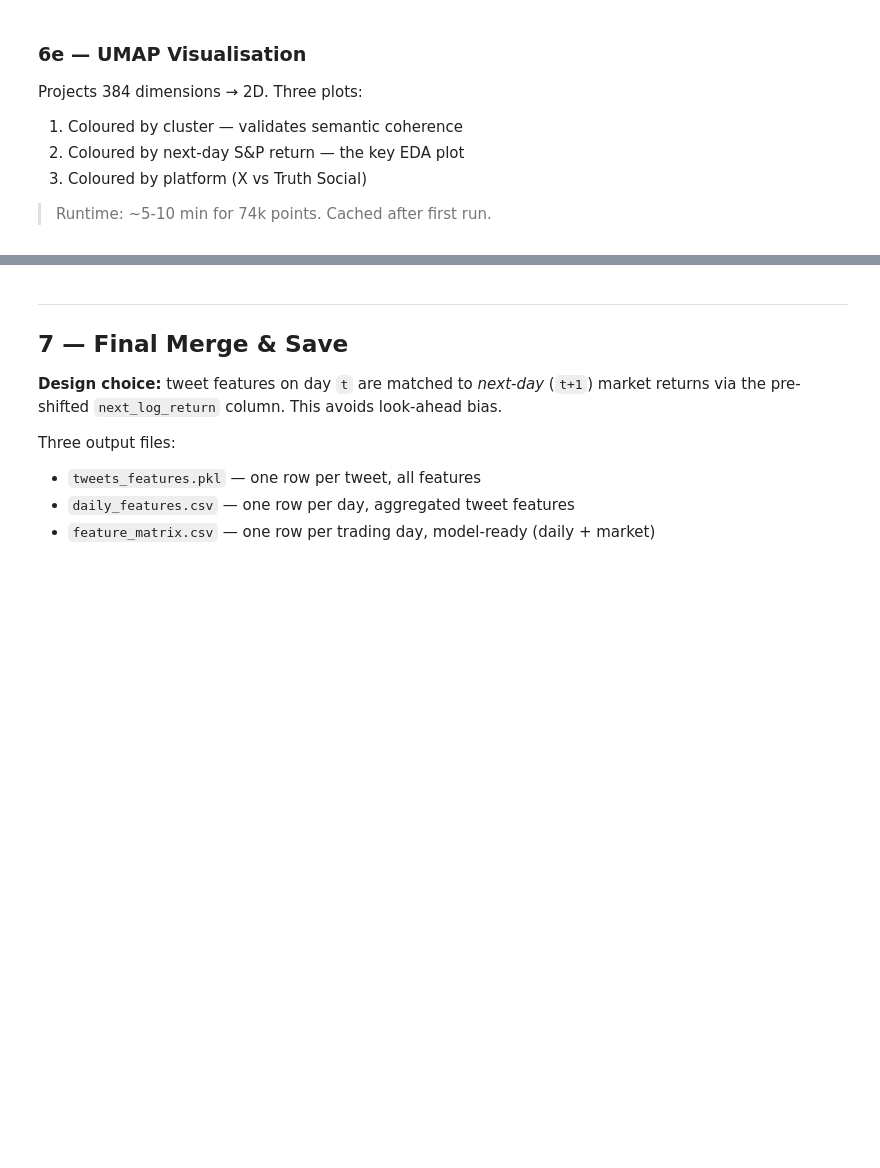
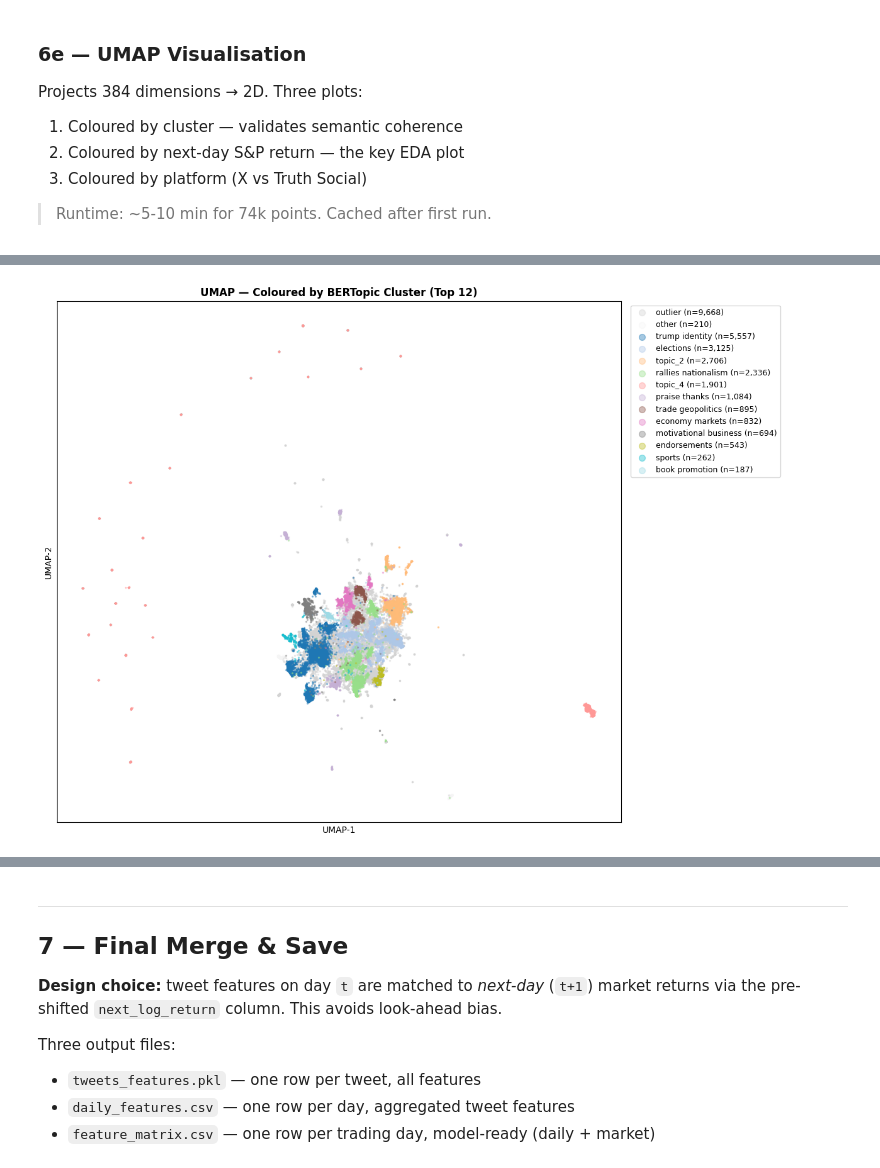
Before and after one commit to deercarla/trump-tweets-nlp, a Jupyter notebook: 3_feature_engineering/Feature_Engineering.ipynb, the cells around one changed output, grey strips where cells are left out. Drawn from its saved outputs; the diff is of its cells as text; code cells hidden in the pictures; blank space fills up the shorter version.

```diff
--- a/3_feature_engineering/Feature_Engineering.ipynb
+++ b/3_feature_engineering/Feature_Engineering.ipynb
@@ -484,0 +723,18 @@ print(originals["cluster_label"].value_counts())
+# %%
+# Use BERTopic assignments as the cluster column (replaces K-Means)
+# This keeps downstream code (daily aggregation, UMAP colouring) compatible.
+
+originals["cluster_kmeans"] = originals["bertopic_id"]
+originals["cluster_label"]  = originals["bertopic_label"]
+
+# Save cluster centres placeholder (not used by BERTopic but keeps save cell happy)
+# We save the BERTopic topic vectors instead
+topic_ids = [t for t in topic_model.get_topic_info()["Topic"] if t != -1]
+topic_vectors = np.array([
+    np.mean([vec for _, vec in topic_model.get_topic(t)], axis=0)
+    if topic_model.get_topic(t) else np.zeros(1)
+    for t in topic_ids
+])
+
+print("Cluster label distribution (BERTopic topics):")
+print(originals["cluster_label"].value_counts().head(20))
@@ -571,21 +863,55 @@ print(f"UMAP shape: {umap_2d.shape}")
 # %%
 # Plot 1 — by cluster
 plot_df = originals.sample(min(N_UMAP_PLOT, len(originals)), random_state=42)
 unique_c = sorted(plot_df["cluster_kmeans"].unique())
 cmap = plt.get_cmap("tab20", len(unique_c))
 
+# Build label lookup from BERTOPIC_THEME_MAP, fall back to topic ID for unmapped ones
+label_lookup = {tid: name.replace("topic_", "").replace("_", " ")
+                for tid, name in BERTOPIC_THEME_MAP.items()}
+# Only colour the top N largest topics, collapse the rest to "other"
+TOP_N = 12
+
+top_topic_ids = set(
+    originals[originals["bertopic_id"] != -1]["bertopic_id"]
+    .value_counts().head(TOP_N).index
+)
+
+plot_df = originals.sample(min(N_UMAP_PLOT, len(originals)), random_state=42).copy()
+plot_df["plot_label"] = plot_df["bertopic_id"].apply(
+    lambda t: "outlier" if t == -1
+    else label_lookup.get(t, f"topic_{t}") if t in top_topic_ids
+    else "other"
+)
+
+unique_labels = ["outlier", "other"] + [
+    label_lookup.get(t, f"topic_{t}") for t in
+    sorted(top_topic_ids, key=lambda t: -originals[originals["bertopic_id"]==t].shape[0])
+]
+
+cmap = plt.get_cmap("tab20", TOP_N)
+color_map = {"outlier": "lightgrey", "other": "whitesmoke"}
+color_map.update({label_lookup.get(t, f"topic_{t}"): cmap(i)
+                  for i, t in enumerate(sorted(top_topic_ids))})
+
 fig, ax = plt.subplots(figsize=(12, 9))
-for c in unique_c:
-    sub = plot_df[plot_df["cluster_kmeans"] == c]
+for label in unique_labels:
+    sub = plot_df[plot_df["plot_label"] == label]
+    if len(sub) == 0:
+        continue
     ax.scatter(sub["umap_x"], sub["umap_y"], s=2, alpha=0.4,
-               color=cmap(unique_c.index(c)),
-               label=CLUSTER_LABELS.get(c, f"cluster_{c}"), rasterized=True)
+               color=color_map.get(label, "grey"),
+               label=f"{label} (n={len(sub):,})", rasterized=True)
+
 ax.legend(markerscale=5, bbox_to_anchor=(1.01, 1), loc="upper left", fontsize=9)
-ax.set_title("UMAP — Coloured by Semantic Cluster", fontweight="bold")
-ax.set(xlabel="UMAP-1", ylabel="UMAP-2"); ax.set_xticks([]); ax.set_yticks([])
+ax.set_title("UMAP — Coloured by BERTopic Cluster (Top 12)", fontweight="bold")
+ax.set(xlabel="UMAP-1", ylabel="UMAP-2")
+ax.set_xticks([]); ax.set_yticks([])
 plt.tight_layout()
 plt.savefig(OUTPUT_DIR / "umap_by_cluster.png", dpi=150, bbox_inches="tight")
 plt.show()
+# %% [output]
+[figure, added]
 # %%
 # Plot 2 — by next-day S&P return
 sp_lookup = sp[["date_only", "next_log_return"]].copy()
```
Also changed, not shown: parts of 38 cells of this notebook, 9 other files.
